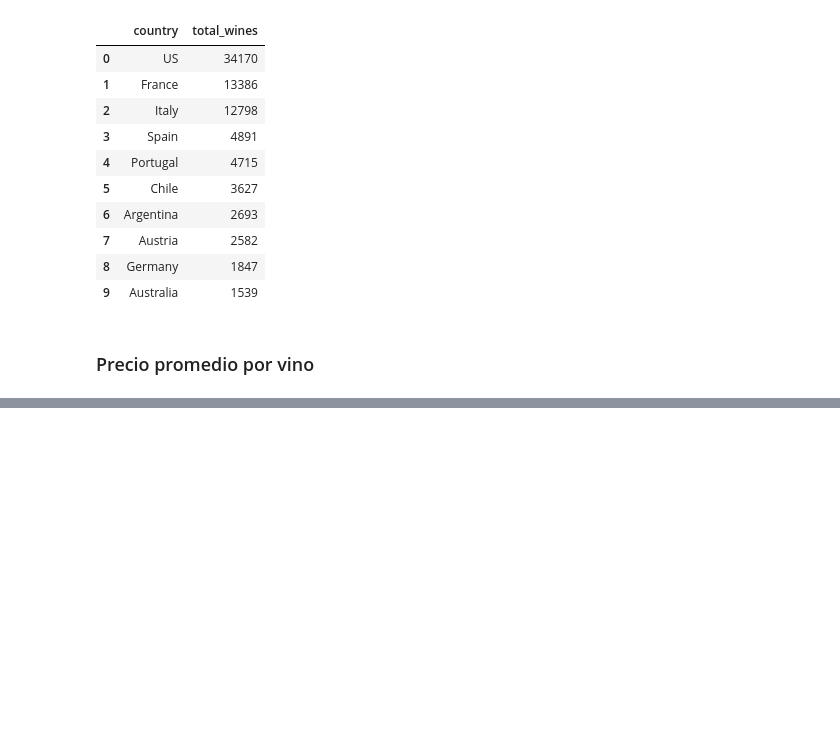
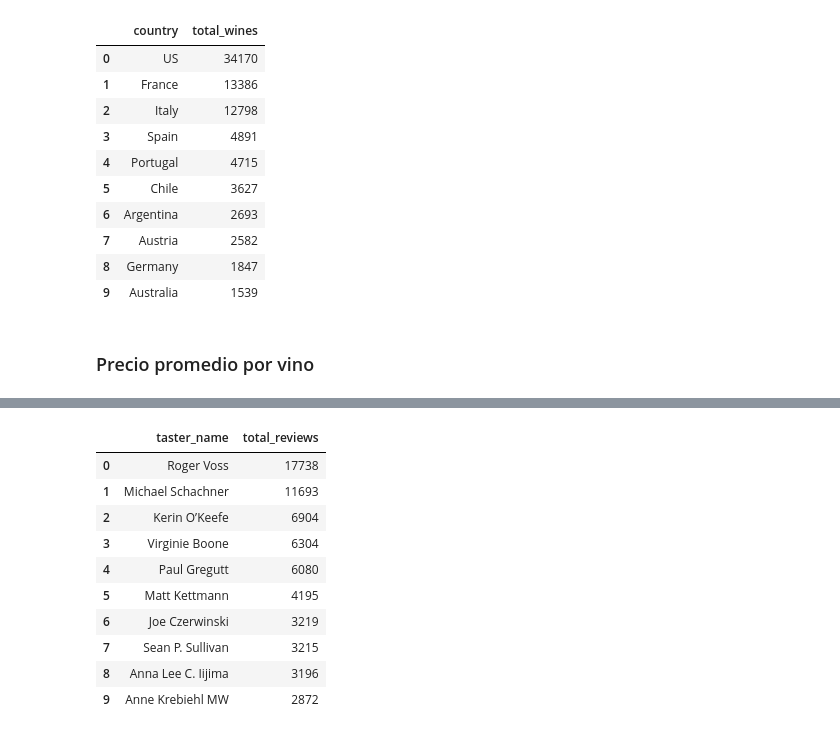
Before and after one commit to fowardelcac/Tp2_sem, a Jupyter notebook: proccess_df_to_ddb.ipynb, the cells around one changed output, grey strips where cells are left out. Saved outputs shown, nothing was run; the diff lists cells and outputs as text; code cells hidden in the pictures; blank space fills up the shorter version.

```diff
--- a/proccess_df_to_ddb.ipynb
+++ b/proccess_df_to_ddb.ipynb
@@ -252,0 +311,26 @@ pd.read_sql(query2, conexion)
+# %%
+query = """
+SELECT
+    t.taster_name,
+    COUNT(*) AS total_reviews
+FROM review r
+JOIN taster t ON r.taster_id = t.taster_id
+WHERE r.taster_id != 0
+GROUP BY t.taster_name
+ORDER BY total_reviews DESC
+LIMIT 10;
+
+"""
+pd.read_sql(query, conexion)
+# %% [output]
+|  | taster_name | total_reviews |
+| 0 | Roger Voss | 17738 |
+| 1 | Michael Schachner | 11693 |
+| 2 | Kerin O’Keefe | 6904 |
+| 3 | Virginie Boone | 6304 |
+| 4 | Paul Gregutt | 6080 |
+| 5 | Matt Kettmann | 4195 |
+| 6 | Joe Czerwinski | 3219 |
+| 7 | Sean P. Sullivan | 3215 |
+| 8 | Anna Lee C. Iijima | 3196 |
+| 9 | Anne Krebiehl MW | 2872 |
```
Also changed, not shown: parts of 9 cells of this notebook.
